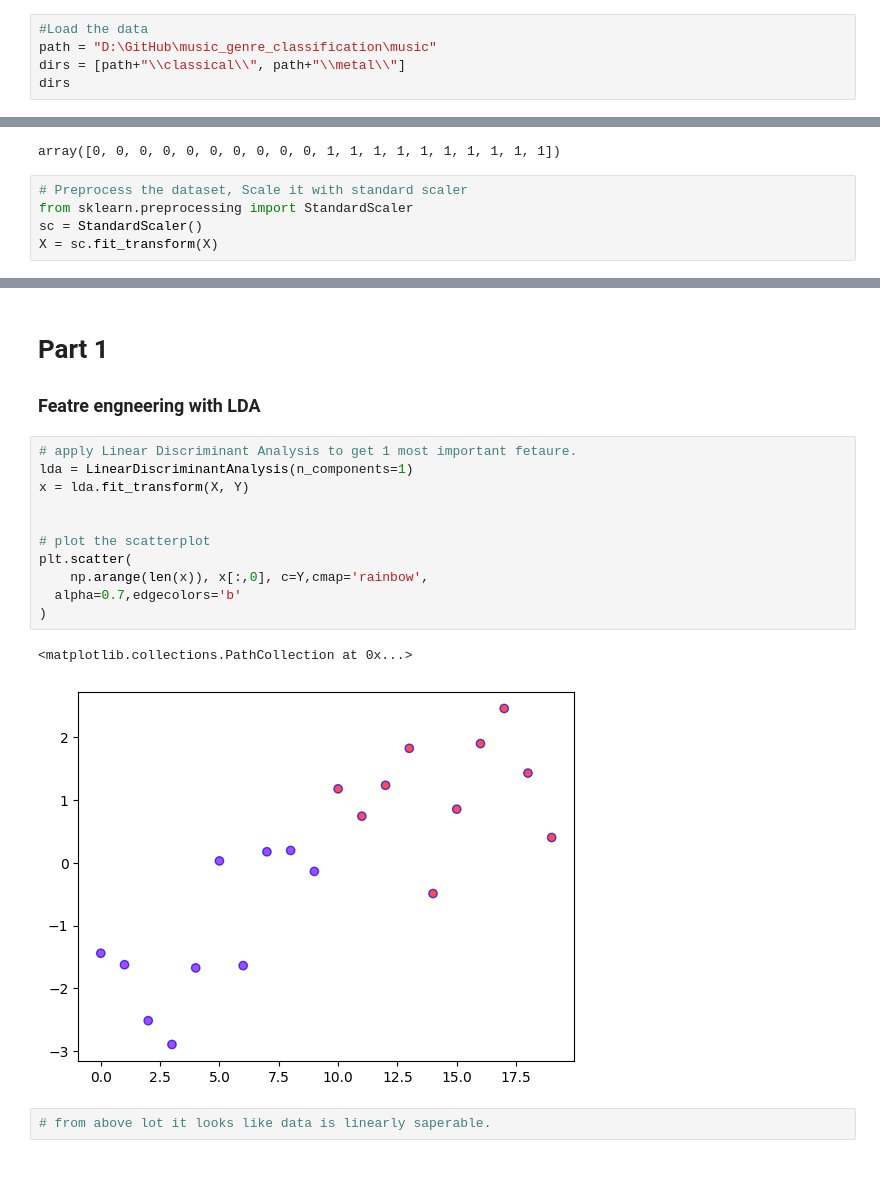
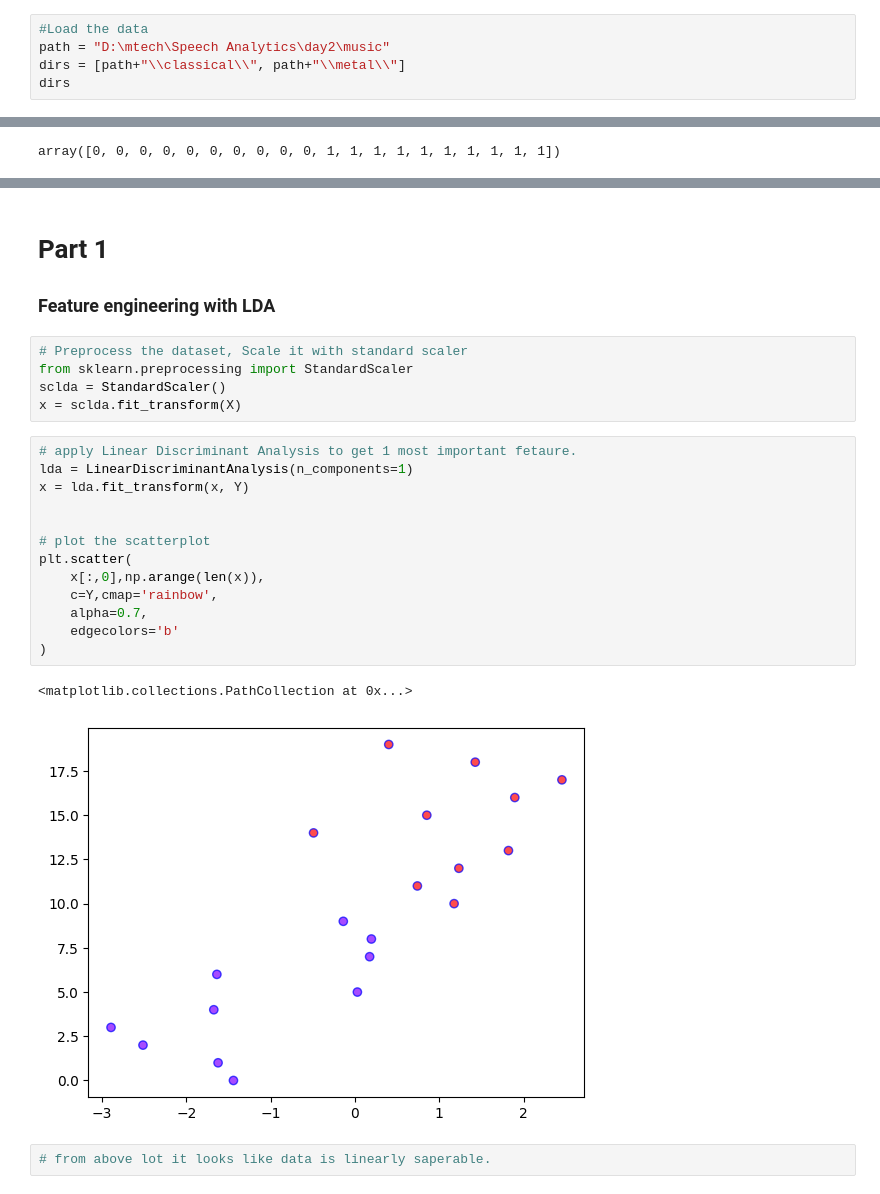
Before and after one commit to krishnakumar1612/music_genre_classification, a Jupyter notebook: notebook/music_genre_classification.ipynb, the cells around one changed output, grey strips where cells are left out. Cells and saved outputs as stored; diff of their text form.

Commit message:
Update music_genre_classification.ipynb
updated with 10cv

```diff
--- a/notebook/music_genre_classification.ipynb
+++ b/notebook/music_genre_classification.ipynb
@@ -26,6 +22,6 @@ change the path to your local machine folder wher the audio files have been kept
 # %%
 #Load the data
-path = "D:\GitHub\music_genre_classification\music"
+path = "D:\mtech\Speech Analytics\day2\music"
 dirs = [path+"\\classical\\", path+"\\metal\\"]
 dirs
 # %% [output]
@@ -144,8 +136,3 @@ Y = Y.ravel()
 Y
 # %% [output]
 array([0, 0, 0, 0, 0, 0, 0, 0, 0, 0, 1, 1, 1, 1, 1, 1, 1, 1, 1, 1])
-# %%
-# Preprocess the dataset, Scale it with standard scaler
-from sklearn.preprocessing import StandardScaler
-sc = StandardScaler()
-X = sc.fit_transform(X)
@@ -152,20 +150,27 @@ X = sc.fit_transform(X)
 # %% [markdown]
 # Part 1
-### Featre engneering with LDA
+### Feature engineering with LDA
+# %%
+# Preprocess the dataset, Scale it with standard scaler
+from sklearn.preprocessing import StandardScaler
+sclda = StandardScaler()
+x = sclda.fit_transform(X)
 # %%
 # apply Linear Discriminant Analysis to get 1 most important fetaure.
 lda = LinearDiscriminantAnalysis(n_components=1)
-x = lda.fit_transform(X, Y)
+x = lda.fit_transform(x, Y)
 
 
 # plot the scatterplot
 plt.scatter(
-    np.arange(len(x)), x[:,0], c=Y,cmap='rainbow',
-  alpha=0.7,edgecolors='b'
+    x[:,0],np.arange(len(x)),
+    c=Y,cmap='rainbow',
+    alpha=0.7,
+    edgecolors='b'
 )
 # %% [output]
 <matplotlib.collections.PathCollection at 0x...>
-[figure, old version]
+[figure, new version]
 # %%
 # from above lot it looks like data is linearly saperable.
 # %%
```
Also changed, not shown: parts of 64 cells of this notebook.
